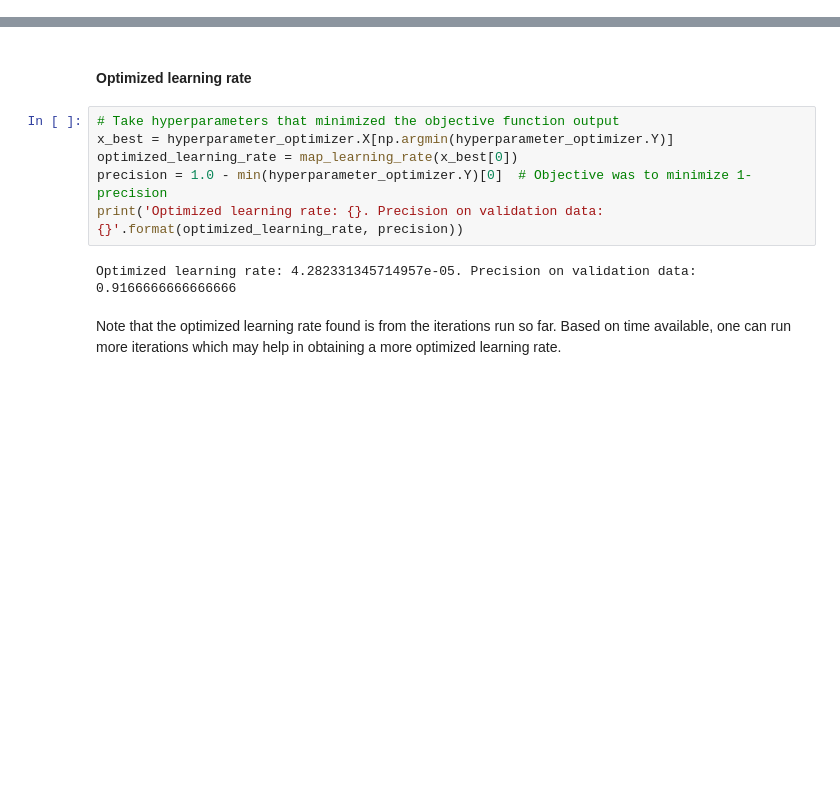
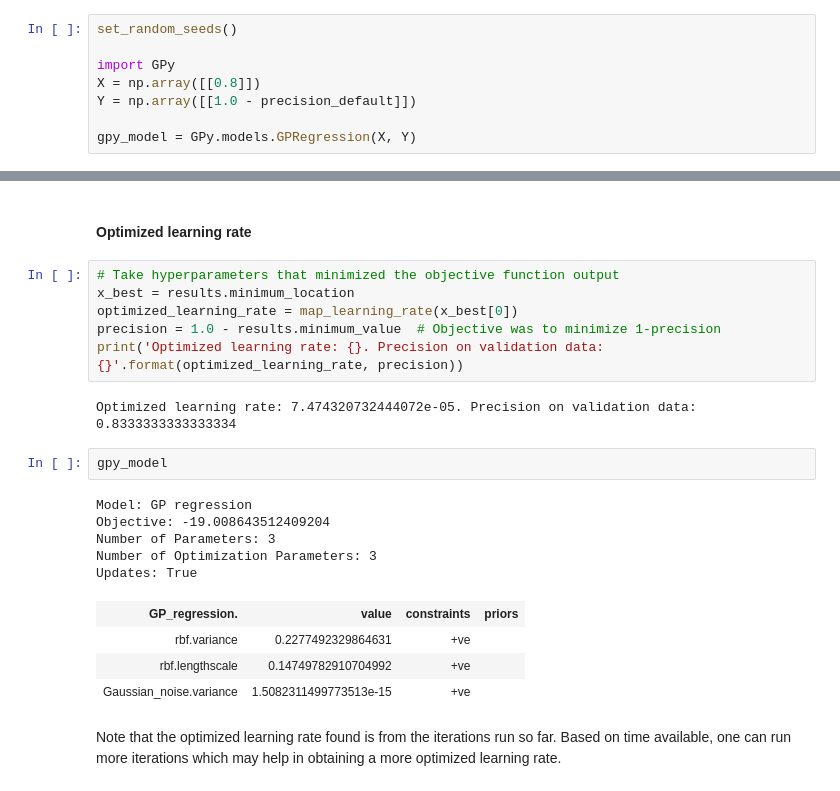
Before and after one commit to amzn/xfer, a Jupyter notebook: docs/demos/xfer-hpo.ipynb, the cells around one changed output, grey strips where cells are left out. Cells and saved outputs as stored; diff of their text form; blank space fills up the shorter version.

```diff
--- a/docs/demos/xfer-hpo.ipynb
+++ b/docs/demos/xfer-hpo.ipynb
@@ -306 +315,9 @@ def hpo_objective_function(config_matrix):
+# %%
+set_random_seeds()
+
+import GPy
+X = np.array([[0.8]])
+Y = np.array([[1.0 - precision_default]])
+
+gpy_model = GPy.models.GPRegression(X, Y)
 # %% [markdown]
@@ -339,12 +362,24 @@ hyperparameter_optimizer.plot_acquisition()
 #### Optimized learning rate
 # %%
 # Take hyperparameters that minimized the objective function output
-x_best = hyperparameter_optimizer.X[np.argmin(hyperparameter_optimizer.Y)]
+x_best = results.minimum_location
 optimized_learning_rate = map_learning_rate(x_best[0])
-precision = 1.0 - min(hyperparameter_optimizer.Y)[0]  # Objective was to minimize 1-precision
+precision = 1.0 - results.minimum_value  # Objective was to minimize 1-precision
 print('Optimized learning rate: {}. Precision on validation data: {}'.format(optimized_learning_rate, precision))
 # %% [output]
-Optimized learning rate: 4.282331345714957e-05. Precision on validation data: 0.9166666666666666
+Optimized learning rate: 7.474320732444072e-05. Precision on validation data: 0.8333333333333334
+# %%
+gpy_model
+# %% [output]
+Model: GP regression
+Objective: -19.008643512409204
+Number of Parameters: 3
+Number of Optimization Parameters: 3
+Updates: True
+| GP_regression. | value | constraints | priors |
+| rbf.variance | 0.2277492329864631 | +ve |  |
+| rbf.lengthscale | 0.14749782910704992 | +ve |  |
+| Gaussian_noise.variance | 1.5082311499773513e-15 | +ve |  |
 # %% [markdown]
 Note that the optimized learning rate found is from the iterations run so far. Based on time available, one can run more iterations which may help in obtaining a more optimized learning rate.
 # %% [markdown]
```
Also changed, not shown: parts of 17 cells of this notebook, 2 other files.
